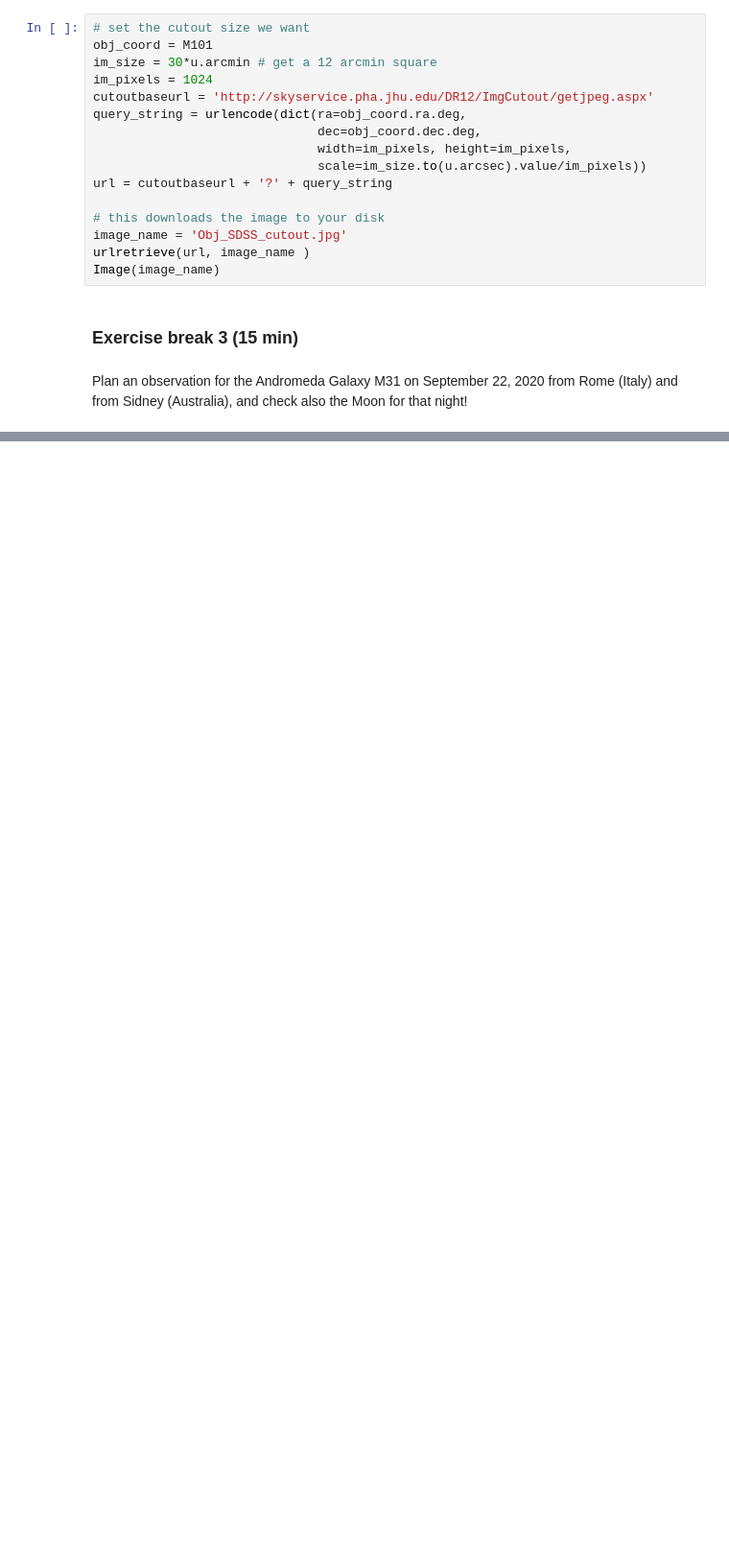
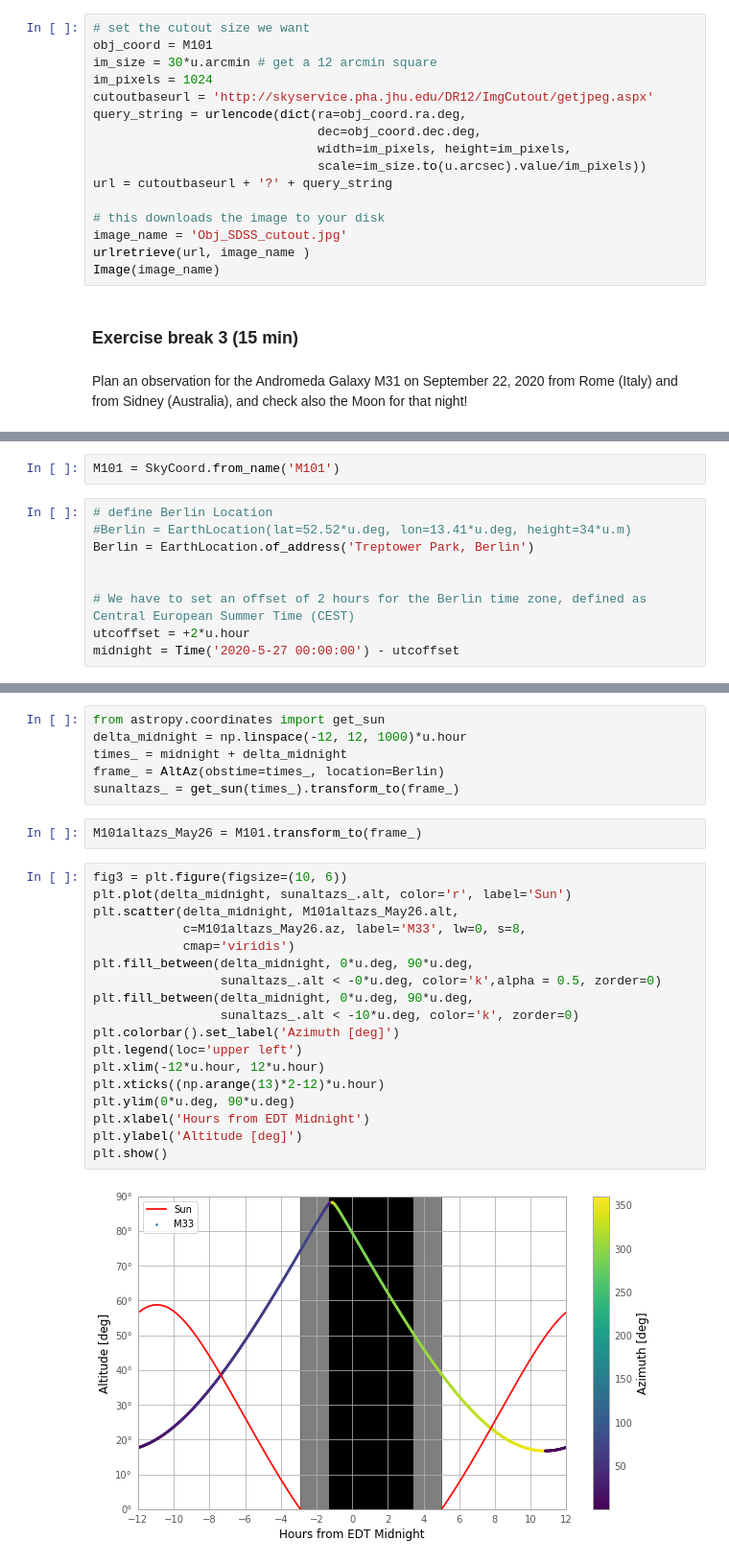
Before and after one commit to mlincett/astroparticle_tutorial, a Jupyter notebook: Intro_Python_Tutorial.ipynb, the cells around one changed output, grey strips where cells are left out. Shown at 96% size. Drawn from its saved outputs; the diff is of its cells as text; blank space fills up the shorter version.

```diff
--- a/Intro_Python_Tutorial.ipynb
+++ b/Intro_Python_Tutorial.ipynb
@@ -246,0 +256,11 @@ Plan an observation for the Andromeda Galaxy M31 on September 22, 2020 from Rome
+# %%
+M101 = SkyCoord.from_name('M101')
+# %%
+# define Berlin Location
+#Berlin = EarthLocation(lat=52.52*u.deg, lon=13.41*u.deg, height=34*u.m)
+Berlin = EarthLocation.of_address('Treptower Park, Berlin')
+
+
+# We have to set an offset of 2 hours for the Berlin time zone, defined as Central European Summer Time (CEST)
+utcoffset = +2*u.hour
+midnight = Time('2020-5-27 00:00:00') - utcoffset
@@ -246,0 +279,28 @@ Plan an observation for the Andromeda Galaxy M31 on September 22, 2020 from Rome
+# %%
+from astropy.coordinates import get_sun
+delta_midnight = np.linspace(-12, 12, 1000)*u.hour
+times_ = midnight + delta_midnight
+frame_ = AltAz(obstime=times_, location=Berlin)
+sunaltazs_ = get_sun(times_).transform_to(frame_)
+# %%
+M101altazs_May26 = M101.transform_to(frame_)
+# %%
+fig3 = plt.figure(figsize=(10, 6))
+plt.plot(delta_midnight, sunaltazs_.alt, color='r', label='Sun')
+plt.scatter(delta_midnight, M101altazs_May26.alt,
+            c=M101altazs_May26.az, label='M33', lw=0, s=8,
+            cmap='viridis')
+plt.fill_between(delta_midnight, 0*u.deg, 90*u.deg,
+                 sunaltazs_.alt < -0*u.deg, color='k',alpha = 0.5, zorder=0)
+plt.fill_between(delta_midnight, 0*u.deg, 90*u.deg,
+                 sunaltazs_.alt < -10*u.deg, color='k', zorder=0)
+plt.colorbar().set_label('Azimuth [deg]')
+plt.legend(loc='upper left')
+plt.xlim(-12*u.hour, 12*u.hour)
+plt.xticks((np.arange(13)*2-12)*u.hour)
+plt.ylim(0*u.deg, 90*u.deg)
+plt.xlabel('Hours from EDT Midnight')
+plt.ylabel('Altitude [deg]')
+plt.show()
+# %% [output]
+[figure, added]
```
Also changed, not shown: parts of 3 cells of this notebook, 2 other files.
